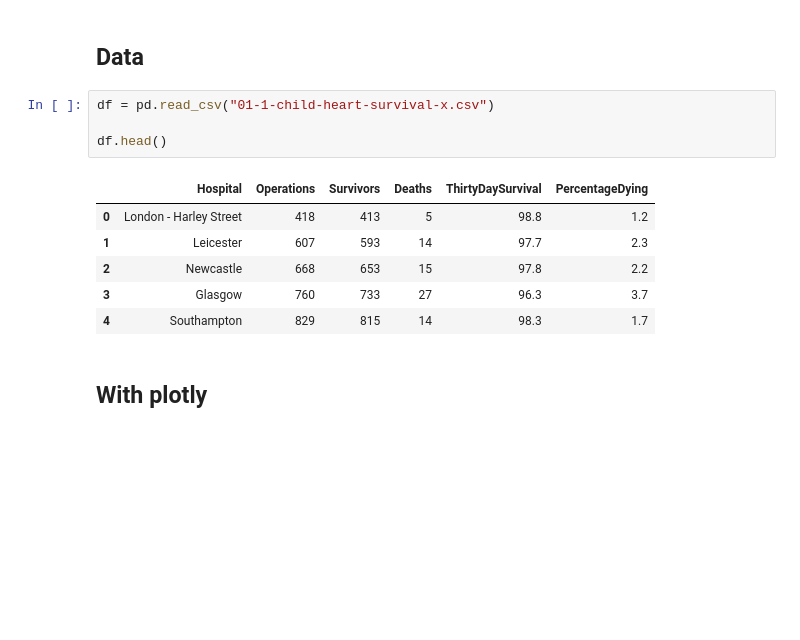
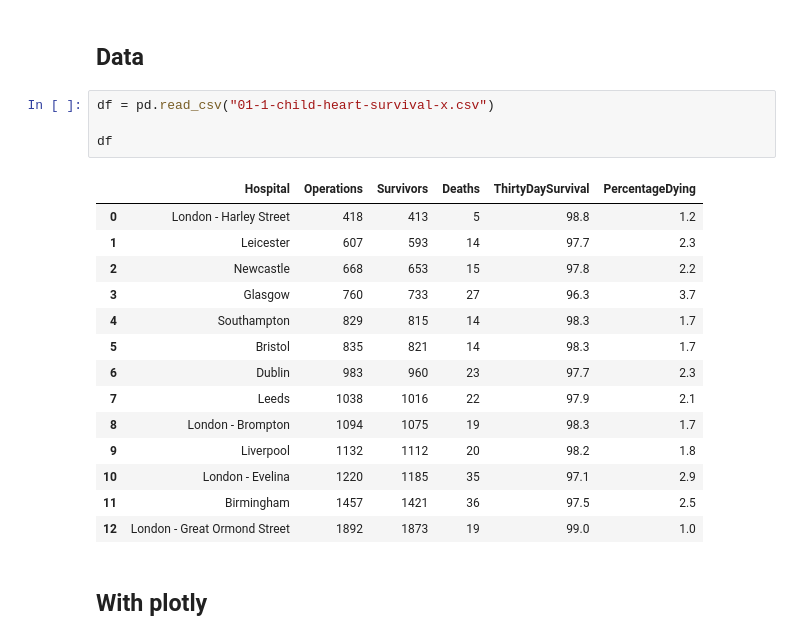
Before and after one commit to pmayd/ArtofStatistics, a Jupyter notebook: 01-1-2-3-child-heart-survival-times/01-1-child-heart-survival-x.ipynb, the cells around one changed output. Cells and saved outputs as stored; diff of their text form; blank space fills up the shorter version.

```diff
--- a/01-1-2-3-child-heart-survival-times/01-1-child-heart-survival-x.ipynb
+++ b/01-1-2-3-child-heart-survival-times/01-1-child-heart-survival-x.ipynb
@@ -6,14 +6,22 @@ import pandas as pd
 # %%
 df = pd.read_csv("01-1-child-heart-survival-x.csv")
 
-df.head()
+df
 # %% [output]
 |  | Hospital | Operations | Survivors | Deaths | ThirtyDaySurvival | PercentageDying |
 | 0 | London - Harley Street | 418 | 413 | 5 | 98.8 | 1.2 |
 | 1 | Leicester | 607 | 593 | 14 | 97.7 | 2.3 |
 | 2 | Newcastle | 668 | 653 | 15 | 97.8 | 2.2 |
 | 3 | Glasgow | 760 | 733 | 27 | 96.3 | 3.7 |
 | 4 | Southampton | 829 | 815 | 14 | 98.3 | 1.7 |
+| 5 | Bristol | 835 | 821 | 14 | 98.3 | 1.7 |
+| 6 | Dublin | 983 | 960 | 23 | 97.7 | 2.3 |
+| 7 | Leeds | 1038 | 1016 | 22 | 97.9 | 2.1 |
+| 8 | London - Brompton | 1094 | 1075 | 19 | 98.3 | 1.7 |
+| 9 | Liverpool | 1132 | 1112 | 20 | 98.2 | 1.8 |
+| 10 | London - Evelina | 1220 | 1185 | 35 | 97.1 | 2.9 |
+| 11 | Birmingham | 1457 | 1421 | 36 | 97.5 | 2.5 |
+| 12 | London - Great Ormond Street | 1892 | 1873 | 19 | 99.0 | 1.0 |
 # %% [markdown]
 ## With plotly
 # %%
```
Also changed, not shown: parts of 1 cell of this notebook, 1 other file.
